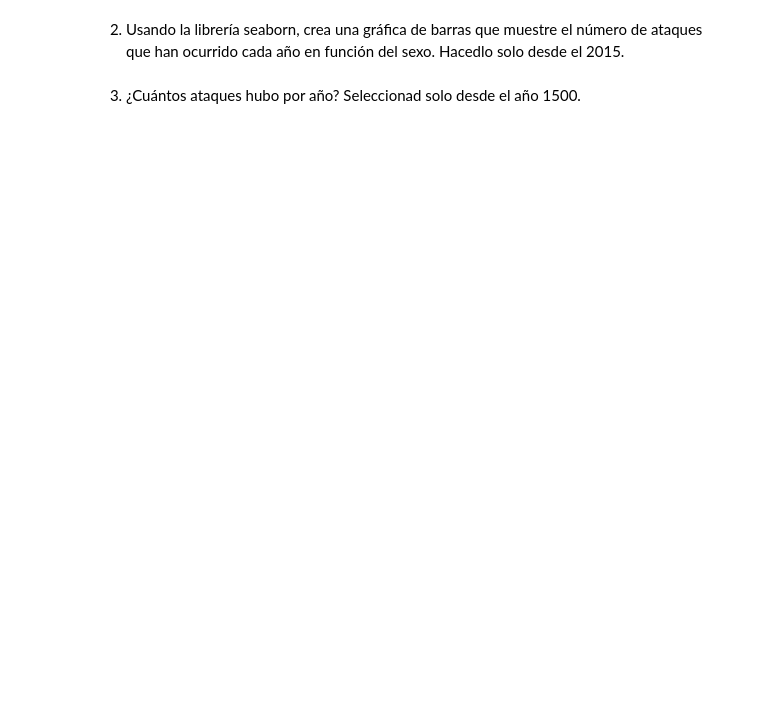
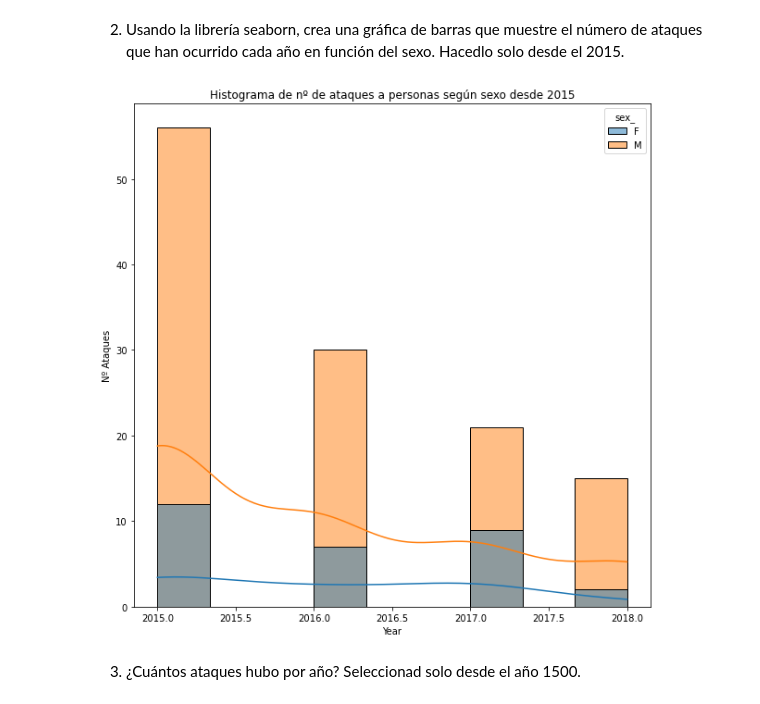
Before and after one commit to Adalab/DA-Stadistics-y-Visualizacion-Matlab-and-Seaborn-, a Jupyter notebook: visualizacion/pairprog-visualizacion-visualizacion3_seaborn.ipynb, the cells around one changed output. Drawn from its saved outputs; the diff is of its cells as text; code cells hidden in the pictures; blank space fills up the shorter version.

```diff
--- a/visualizacion/pairprog-visualizacion-visualizacion3_seaborn.ipynb
+++ b/visualizacion/pairprog-visualizacion-visualizacion3_seaborn.ipynb
@@ -13,4 +101,14 @@ En estos ejercicios aprenderemos a hacer algunas gráficas usando la librería s
 # %% [markdown]
 2. Usando la librería seaborn, crea una gráfica de barras que muestre el número de ataques que han ocurrido cada año en función del sexo. Hacedlo solo desde el 2015.
+# %%
+#Creamos un histograma para representar los ataques por persona desde 2015.
+plt.figure(figsize=(10,10))
+fig=sns.histplot(x='year',data=df_act_2015,hue='sex_',kde=True)
+#Ponemos el kde para mostrar la densidad de la probabilidad a través de la línea de tendencia.
+fig.set(xlabel='Year',ylabel='Nº Ataques')
+fig.set_title('Histograma de nº de ataques a personas según sexo desde 2015')
+plt.show()
+# %% [output]
+[figure, added]
 # %% [markdown]
 3. ¿Cuántos ataques hubo por año? Seleccionad solo desde el año 1500.
```
Also changed, not shown: parts of 18 cells of this notebook.
